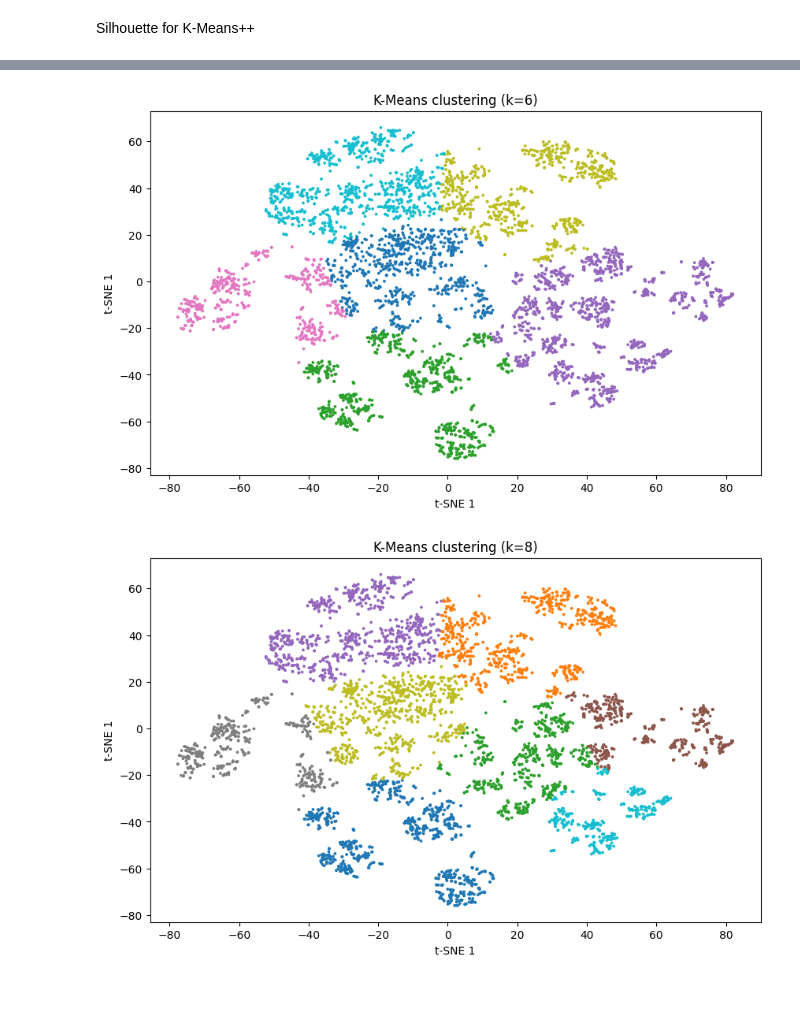
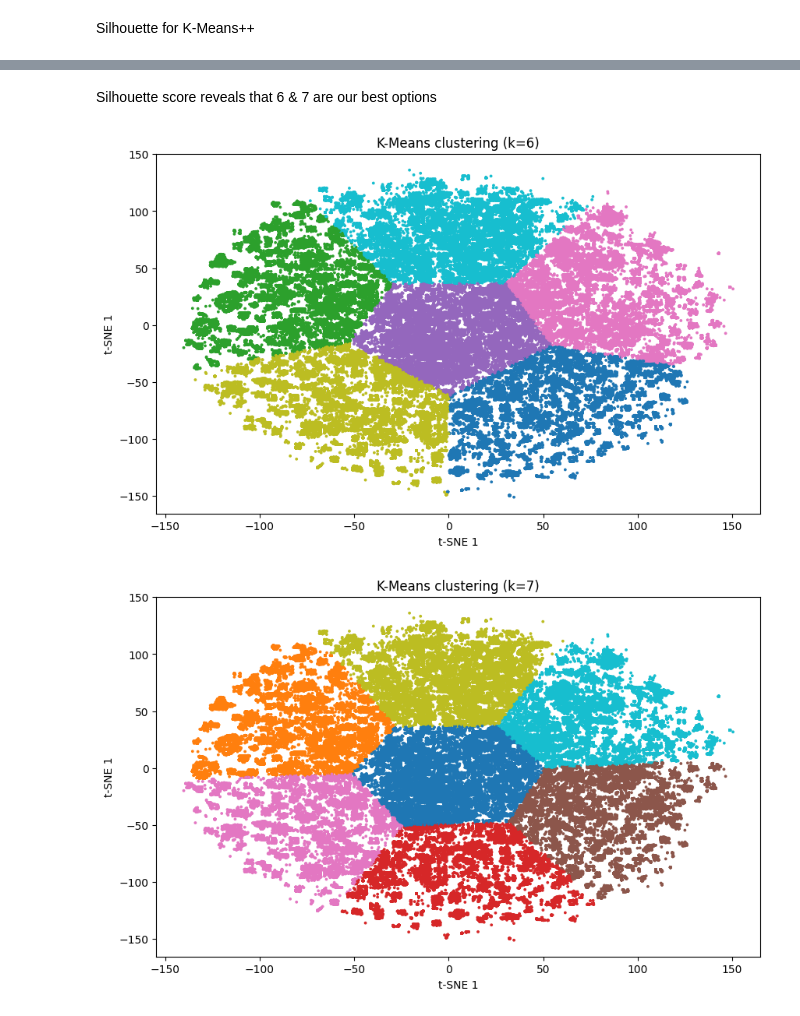
Before and after one commit to Bira0/GroupB, a Jupyter notebook: FinalProject.ipynb, the cells around one changed output, grey strips where cells are left out. Saved outputs shown, nothing was run; the diff lists cells and outputs as text; code cells hidden in the pictures.

Commit message:
Finished up KMeans vs ++ comparision, perfected TSNE

```diff
--- a/FinalProject.ipynb
+++ b/FinalProject.ipynb
@@ -191,12 +189,12 @@ X[['Hour', 'LogAmount']].plot(kind='box')
 [figure]
 # %%
 from sklearn.preprocessing import StandardScaler, RobustScaler
-#fit StandardScaler on hour, RobustScaler on logamount do it
+#fit StandardScaler on hour, RobustScaler on logamount
 
 ss = StandardScaler()
 rs = RobustScaler()
 
-X['Hour'] = rs.fit_transform(X[['Hour']])
+X['Hour'] = ss.fit_transform(X[['Hour']])
 X['LogAmount'] = rs.fit_transform(X[['LogAmount']])
 # %%
 X[['Hour', 'LogAmount']].plot(kind='box')
@@ -293,0 +297,26 @@ X_tsne = tsne.fit_transform(X_sample)
+# %%
+from re import VERBOSE
+import cudf
+
+# If X_pca is NumPy:
+gdf = cudf.DataFrame.from_records(X_pca)  # becomes float32 by default
+
+from cuml.manifold import TSNE as cuTSNE
+
+tsne_gpu = cuTSNE(
+    n_components=2,
+    perplexity=300,            # ↑ give each point ~75 neighbors
+    early_exaggeration=6,    # default tightness without spurious clumps
+    learning_rate=5000,       # moderate step size
+    n_iter=6000,              # more iterations for convergence
+    init="pca",               # stable global start
+    random_state=42,
+    verbose=True
+)
+
+# 2) Fit & transform in one go
+#    This runs on the GPU and returns a cuDF DataFrame of shape (280000, 2)
+X_embedded_gpu = tsne_gpu.fit_transform(gdf)
+
+# 3) (Optional) Convert back to NumPy for plotting
+X_tsne = X_embedded_gpu.to_pandas().values
@@ -389,5 +447,5 @@ According to the figure, best k is 8
 # %%
-for k in [8, 9]:
+for k in [6, 9]:
     kmeans = KMeans(n_clusters=k, n_init=10, random_state=42)
     labels = kmeans.fit_predict(X_tsne)
     plt.figure(figsize=(10,6))
@@ -466,12 +524,14 @@ plt.show()
+# %% [markdown]
+Silhouette score reveals that 6 & 7 are our best options
 # %%
-for k in [6, 8]:
+for k in [6, 7]:
     kmeans = KMeans(n_clusters=k, n_init=10, random_state=42)
     labels = kmeans.fit_predict(X_tsne)
     plt.figure(figsize=(10,6))
     plt.scatter(X_tsne[:,0], X_tsne[:,1], c=labels, cmap='tab10', s=3)
     plt.title(f'K-Means clustering (k={k})')
     plt.xlabel('t-SNE 1'); plt.ylabel('t-SNE 1')
     plt.show()
 # %% [output]
-[figure, old version]
+[figure, new version]
-[figure, old version]
+[figure, new version]
```
Also changed, not shown: parts of 22 cells of this notebook.
